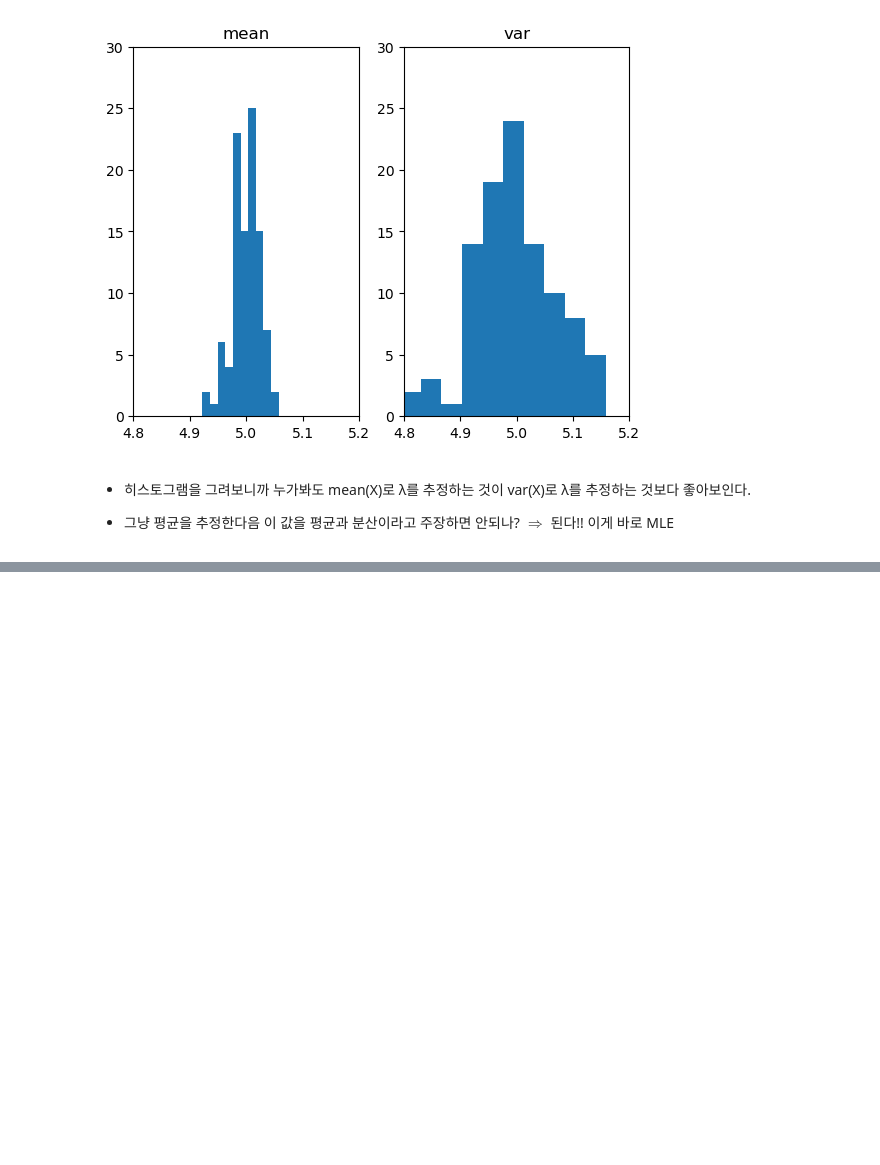
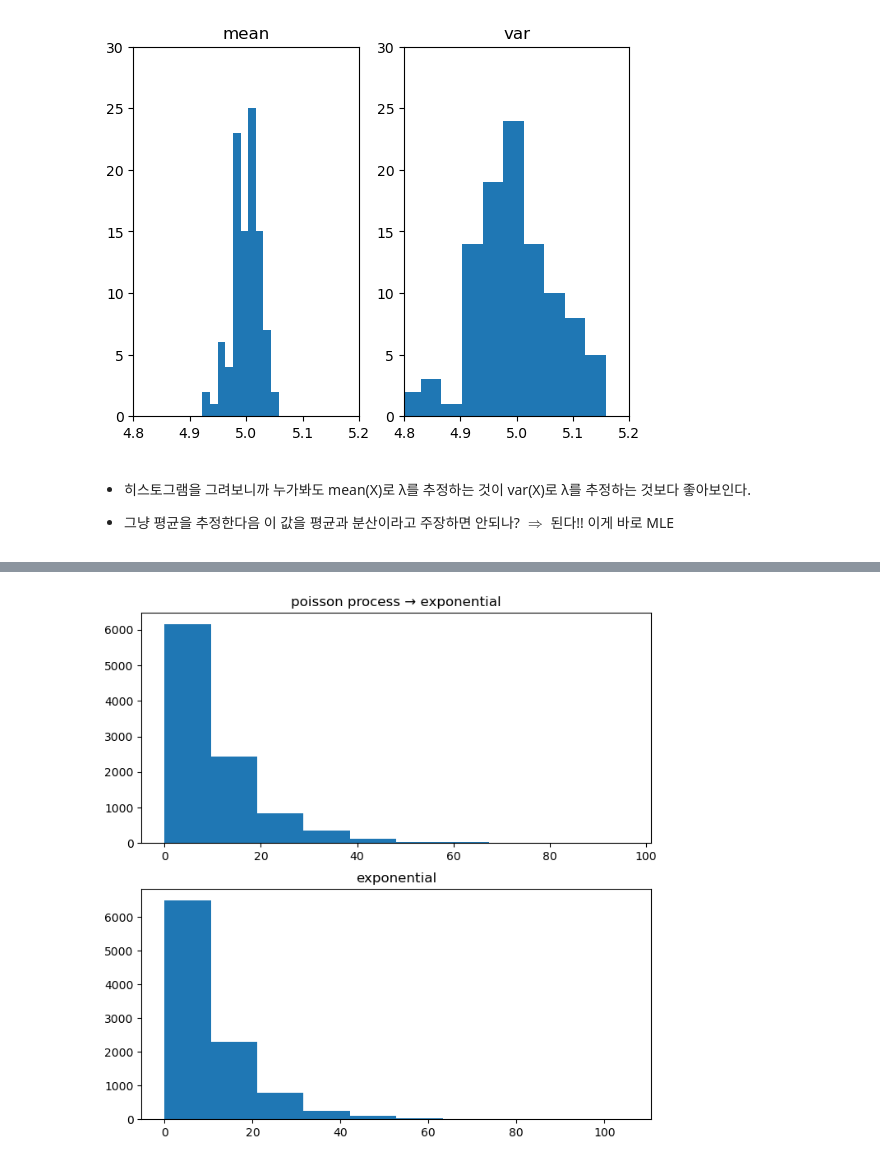
Before and after one commit to star77sa/star77sa.github.io, a Jupyter notebook: posts/Statistics/SC.ipynb, the cells around one changed output, grey strips where cells are left out. Saved outputs shown, nothing was run; the diff lists cells and outputs as text; code cells hidden in the pictures; blank space fills up the shorter version.

```diff
--- a/posts/Statistics/SC.ipynb
+++ b/posts/Statistics/SC.ipynb
@@ -225,0 +280,17 @@ ax2.set_title("var");
+# %%
+N = 10000
+λ = 0.1
+n = 1000 # n->무한대. 10000이면 20분 넘게 걸려서 1000으로 줄임.
+p = λ/n
+Δt = (1/n) # 단위가 시간 1이니까
+X = np.array([try_until_you_succeed(p) for k in range(N)]) * Δt
+# %%
+fig, ((ax1), (ax2)) = plt.subplots(2, 1, figsize = (8, 8))
+
+ax1.hist(X)
+ax2.hist(np.random.exponential(10, N))
+
+ax1.set_title("poisson process → exponential")
+ax2.set_title("exponential");
+# %% [output]
+[figure, added]
```
Also changed, not shown: parts of 25 cells of this notebook, 8 other files.
